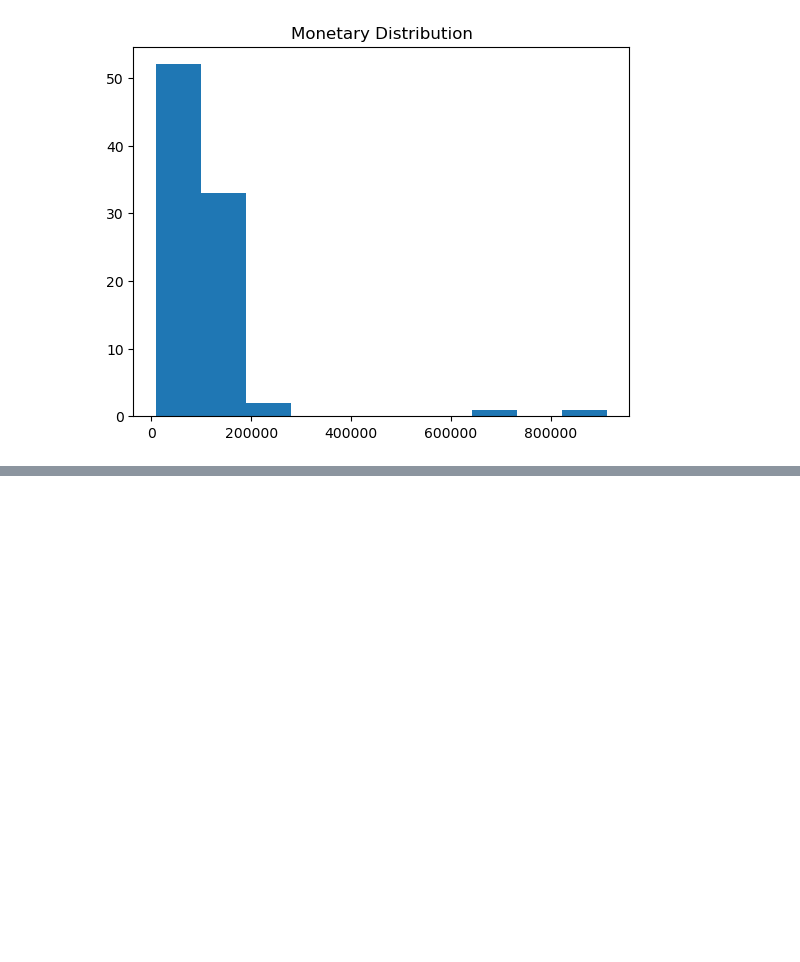
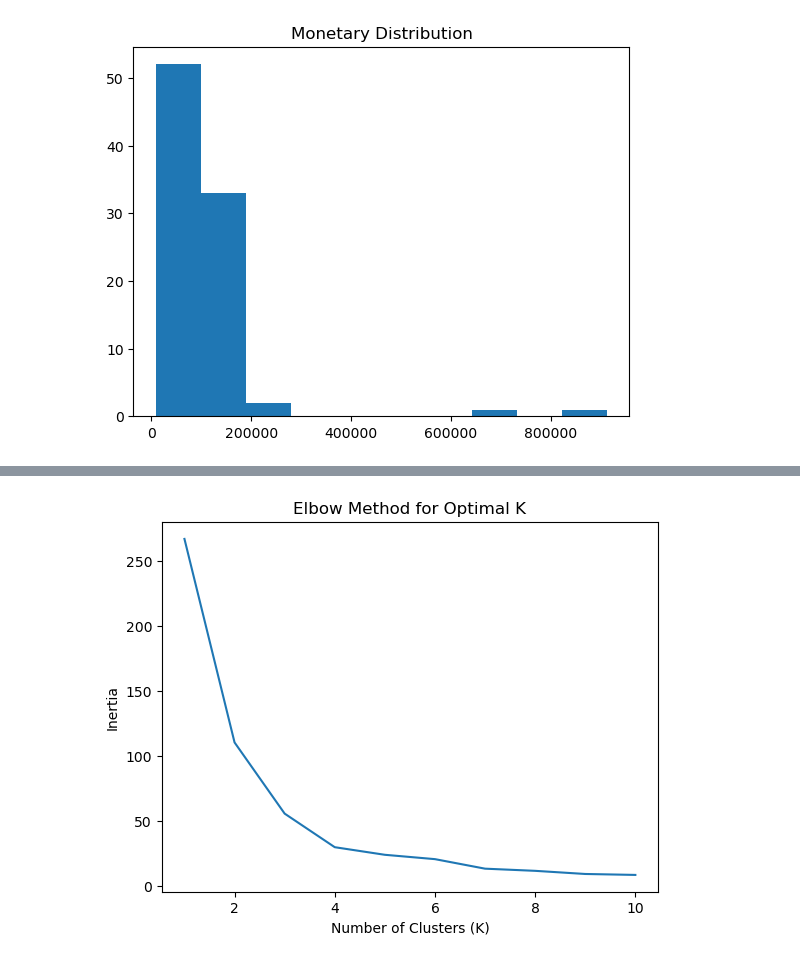
Before and after one commit to dudungawuk/RFM-automobile-sales, a Jupyter notebook: Untitled.ipynb, the cells around one changed output, grey strips where cells are left out. Drawn from its saved outputs; the diff is of its cells as text; code cells hidden in the pictures; blank space fills up the shorter version.

Commit message:
categorize with K-Means Clustering

```diff
--- a/Untitled.ipynb
+++ b/Untitled.ipynb
@@ -530,3 +530,10 @@ df_rfm[df_rfm["MONETARY_DISTRIBUTION"] == "High Spending"]
 | 55 | Muscle Machine Inc | 183 | 4 | 197736.94 | Active Customer | Medium Frequency | ... |
 | 72 | Souveniers And Things Co. | 3 | 4 | 151570.98 | Recent Customes | Medium Frequency | ... |
 | 78 | The Sharp Gifts Warehouse | 40 | 4 | 160010.27 | Recent Customes | Medium Frequency | ... |
+# %%
+from sklearn.preprocessing import StandardScaler
+
+
+scaler = StandardScaler()
+df_rfm_scaled = scaler.fit_transform(df_rfm[['RECENCY', 'FREQUENCY', 'MONETARY']])
+df_rfm_scaled
@@ -532,0 +558,16 @@ df_rfm[df_rfm["MONETARY_DISTRIBUTION"] == "High Spending"]
+# %%
+from sklearn.cluster import KMeans
+
+inertia = []
+for k in range(1, 11):
+    kmeans = KMeans(n_clusters=k, random_state=42)
+    kmeans.fit(df_rfm_scaled)
+    inertia.append(kmeans.inertia_)
+
+plt.plot(range(1, 11), inertia)
+plt.title('Elbow Method for Optimal K')
+plt.xlabel('Number of Clusters (K)')
+plt.ylabel('Inertia')
+plt.show()
+# %% [output]
+[figure, added]
```
Also changed, not shown: parts of 10 cells of this notebook.
